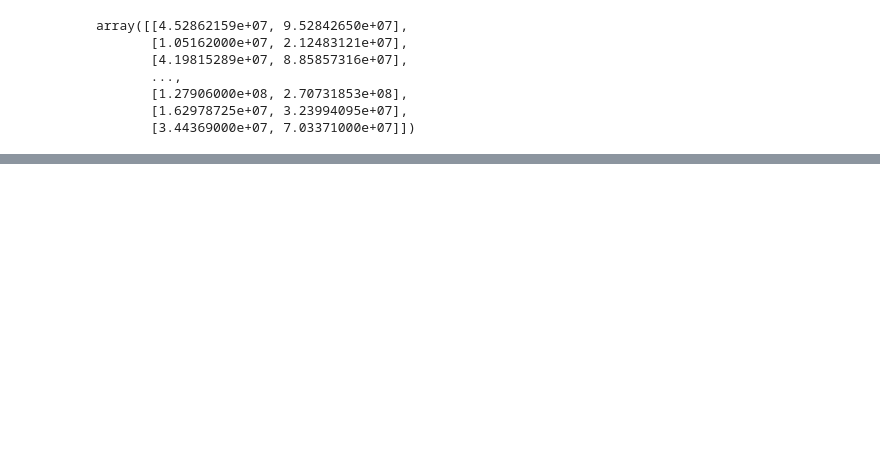
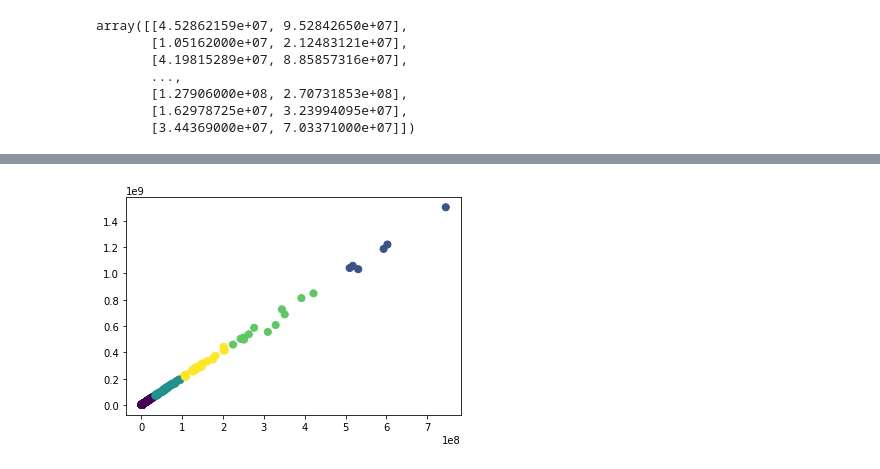
Before and after one commit to BigDataScience17-18/assignment-1-jordiadan_jordiromagosa, a Jupyter notebook: assignment_3.ipynb, the cells around one changed output, grey strips where cells are left out. Drawn from its saved outputs; the diff is of its cells as text; code cells hidden in the pictures; blank space fills up the shorter version.

```diff
--- a/assignment_3.ipynb
+++ b/assignment_3.ipynb
@@ -296,12 +320,10 @@ array([[4.52862159e+07, 9.52842650e+07],
 # %%
-%matplotlib inline
-
-from sklearn import cluster
-import matplotlib.pyplot as plt
-
-
-kClusters = 10
+kClusters = 5
 
 kmeans = cluster.KMeans(n_clusters=kClusters)
 kmeans.fit(transformed_data)
 y_kmeans = kmeans.predict(transformed_data)
+
+plt.scatter(transformed_data[:, 0], transformed_data[:, 1], c=y_kmeans, s=50, cmap='viridis')
+plt
+# %% [output]
@@ -307,0 +331 @@ y_kmeans = kmeans.predict(transformed_data)
+[figure, added]
```
Also changed, not shown: parts of 15 cells of this notebook.
